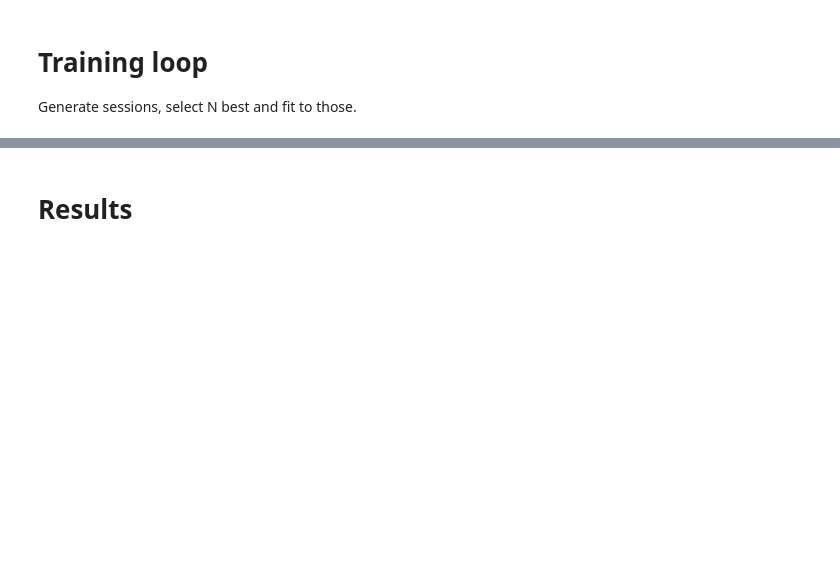
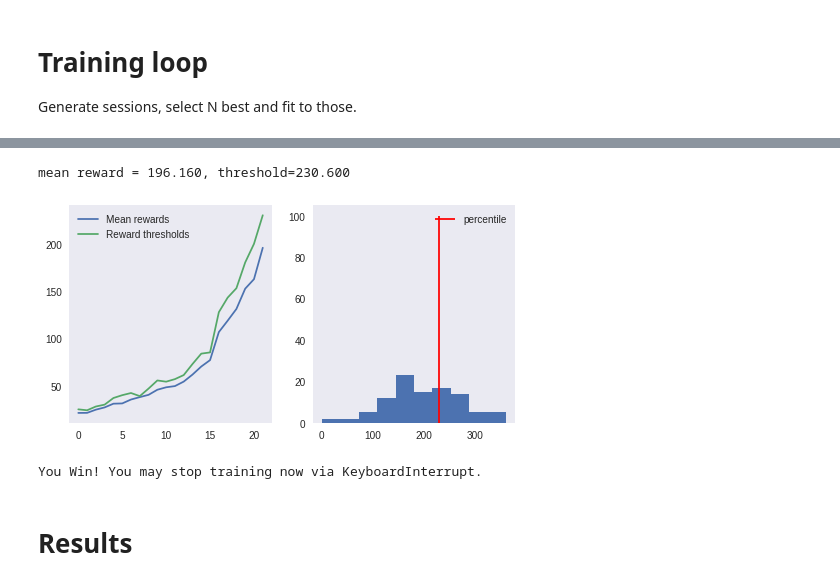
Before and after one commit to dimaischenko/Practical_RL, a Jupyter notebook: week01_intro/crossentropy_method.ipynb, the cells around one changed output, grey strips where cells are left out. Drawn from its saved outputs; the diff is of its cells as text; code cells hidden in the pictures; blank space fills up the shorter version.

```diff
--- a/week01_intro/crossentropy_method.ipynb
+++ b/week01_intro/crossentropy_method.ipynb
@@ -314,7 +341,7 @@ def generate_session(t_max=1000):
         # predict array of action probabilities
         probs = agent.predict_proba([s])[0]
 
-        a = <sample action with such probabilities >
+        a = np.random.choice(range(n_actions), p=probs)
 
         new_s, r, done, info = env.step(a)
 
@@ -330,22 +357,27 @@ def generate_session(t_max=1000):
 # %%
 n_sessions = 100
 percentile = 70
 log = []
 
 for i in range(100):
     # generate new sessions
-    sessions = [ < generate a list of n_sessions new sessions > ]
+    sessions = [generate_session() for it in range(n_sessions)]
 
     states_batch, actions_batch, rewards_batch = map(np.array, zip(*sessions))
 
-    elite_states, elite_actions = <select elite actions just like before >
+    elite_states, elite_actions = select_elites(states_batch, actions_batch, rewards_batch, percentile)
 
-    <fit agent to predict elite_actions(y) from elite_states(X) >
+    agent.fit(elite_states, elite_actions)
 
     show_progress(rewards_batch, log, reward_range=[0, np.max(rewards_batch)])
 
     if np.mean(rewards_batch) > 190:
         print("You Win! You may stop training now via KeyboardInterrupt.")
+        break
+# %% [output]
+mean reward = 196.160, threshold=230.600
+[figure, added]
+You Win! You may stop training now via KeyboardInterrupt.
 # %% [markdown]
 # Results
 # %%
```
Also changed, not shown: parts of 14 cells of this notebook.
